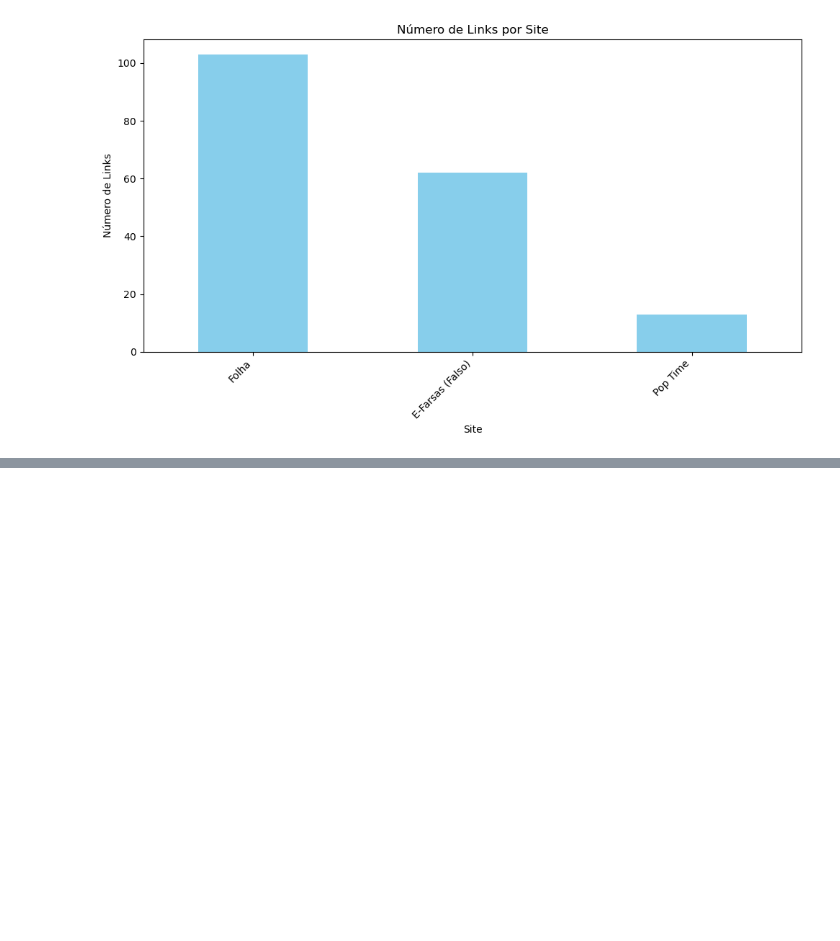
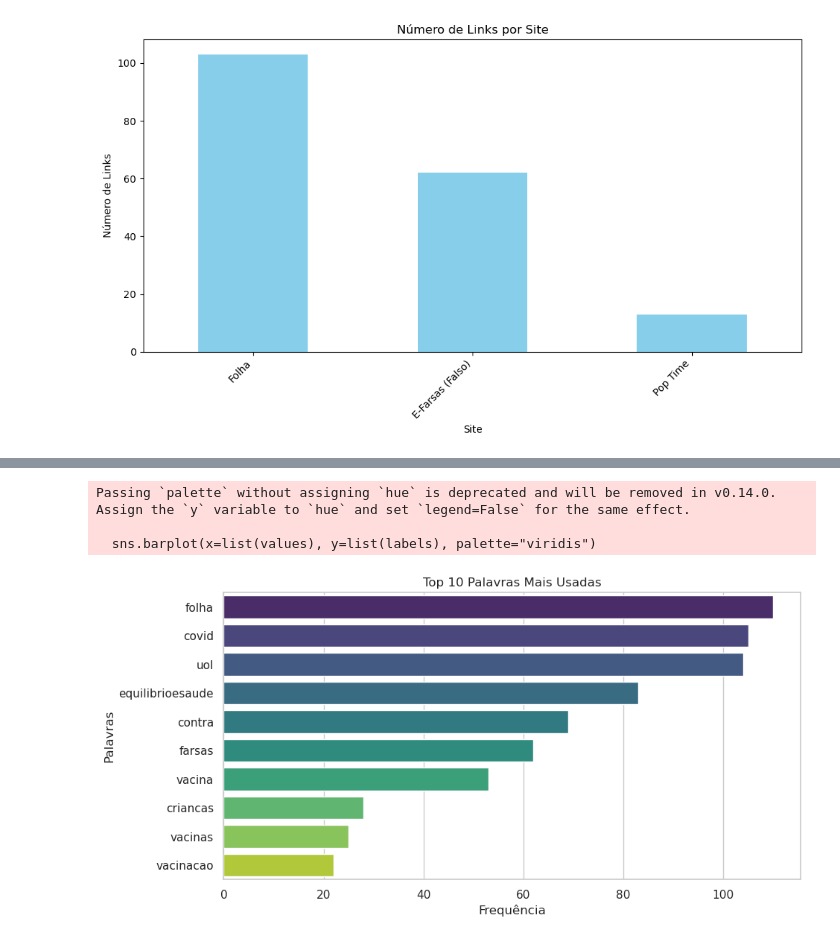
Before and after one commit to Thomazellinho/tcc_noticiasfalsas_ilum, a Jupyter notebook: tcc2.ipynb, the cells around one changed output, grey strips where cells are left out. Cells and saved outputs as stored; diff of their text form; code cells hidden in the pictures; blank space fills up the shorter version.

```diff
--- a/tcc2.ipynb
+++ b/tcc2.ipynb
@@ -699,0 +764,32 @@ plt.show()
+# %%
+# Dividir o texto em palavras
+words = text.split()
+
+# Contar a frequência de cada palavra
+word_counts = Counter(words)
+
+# Selecionar as 10 palavras mais comuns
+common_words = word_counts.most_common(10)
+
+# Separar as palavras e suas frequências
+labels, values = zip(*common_words)
+
+# Configurar o estilo do gráfico
+sns.set(style="whitegrid")
+
+# Criar o gráfico de barras
+plt.figure(figsize=(10, 5))
+sns.barplot(x=list(values), y=list(labels), palette="viridis")
+
+# Configurar título e labels
+plt.title('Top 10 Palavras Mais Usadas')
+plt.xlabel('Frequência')
+plt.ylabel('Palavras')
+
+# Exibir o gráfico
+plt.show()
+# %% [output]
+Passing `palette` without assigning `hue` is deprecated and will be removed in v0.14.0. Assign the `y` variable to `hue` and set `legend=False` for the same effect.
+
+  sns.barplot(x=list(values), y=list(labels), palette="viridis")
+[figure, added]
```
Also changed, not shown: parts of 17 cells of this notebook.
